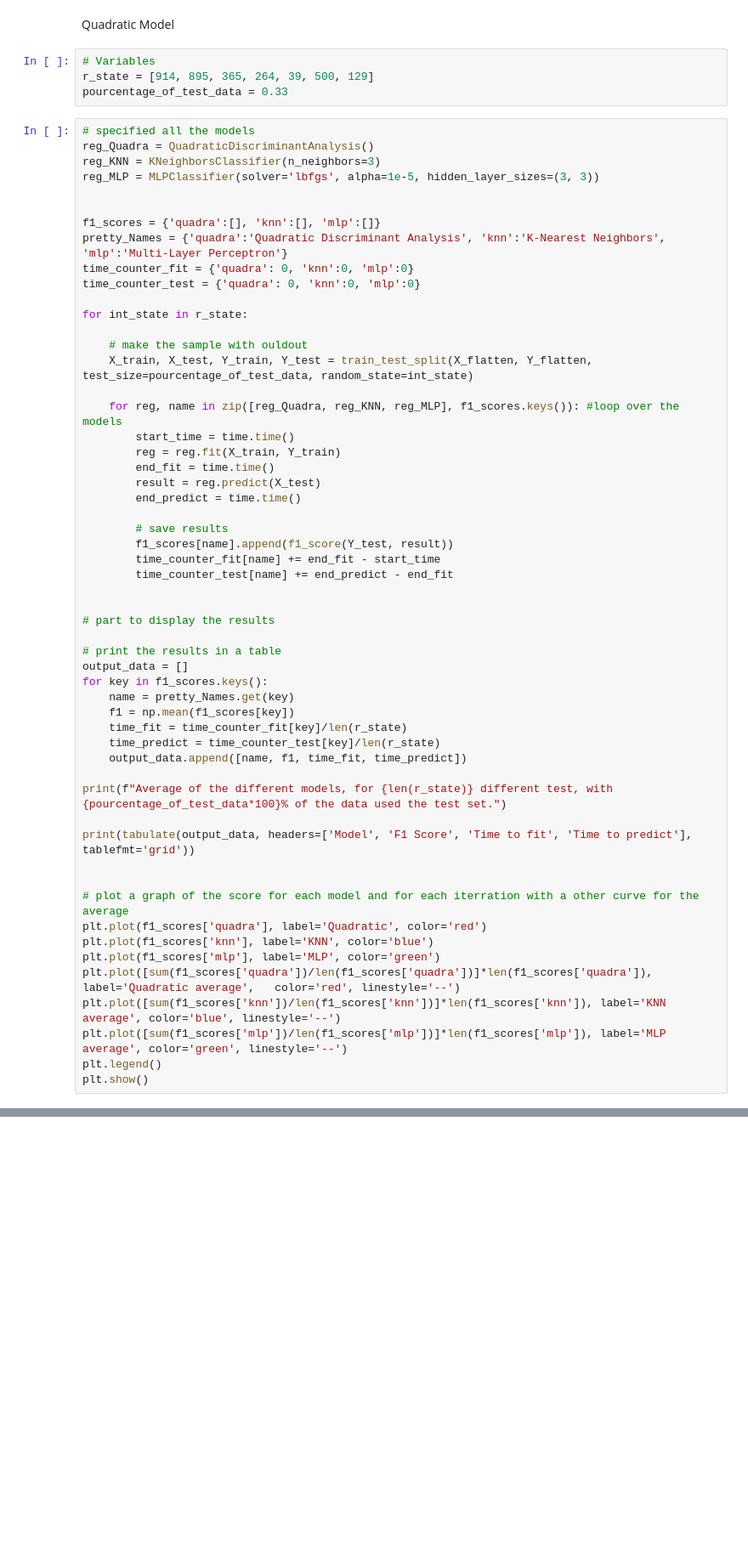
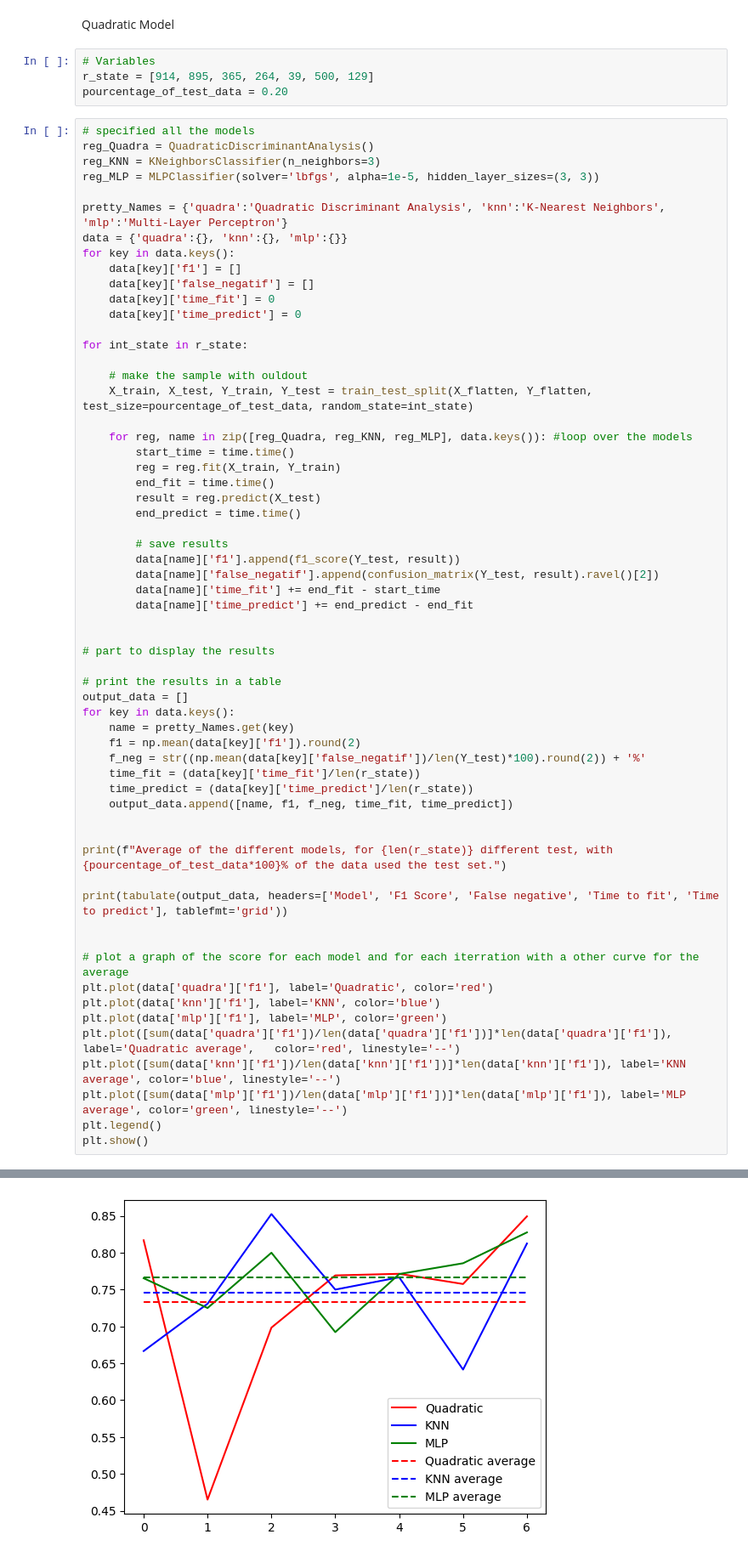
Before and after one commit to Thib99/MLLD-2024-NPT, a Jupyter notebook: main.ipynb, the cells around one changed output, grey strips where cells are left out. Shown at 85% size. Cells and saved outputs as stored; diff of their text form; blank space fills up the shorter version.

Commit message:
add False negative score

```diff
--- a/main.ipynb
+++ b/main.ipynb
@@ -114,25 +114,27 @@ Quadratic Model
 # %%
 # Variables
 r_state = [914, 895, 365, 264, 39, 500, 129]
-pourcentage_of_test_data = 0.33
+pourcentage_of_test_data = 0.20
 # %%
 # specified all the models
 reg_Quadra = QuadraticDiscriminantAnalysis()
 reg_KNN = KNeighborsClassifier(n_neighbors=3)
 reg_MLP = MLPClassifier(solver='lbfgs', alpha=1e-5, hidden_layer_sizes=(3, 3))
 
-
-f1_scores = {'quadra':[], 'knn':[], 'mlp':[]}
 pretty_Names = {'quadra':'Quadratic Discriminant Analysis', 'knn':'K-Nearest Neighbors', 'mlp':'Multi-Layer Perceptron'}
-time_counter_fit = {'quadra': 0, 'knn':0, 'mlp':0}
-time_counter_test = {'quadra': 0, 'knn':0, 'mlp':0}
+data = {'quadra':{}, 'knn':{}, 'mlp':{}}
+for key in data.keys():
+    data[key]['f1'] = []
+    data[key]['false_negatif'] = []
+    data[key]['time_fit'] = 0
+    data[key]['time_predict'] = 0
 
 for int_state in r_state:
 
     # make the sample with ouldout
     X_train, X_test, Y_train, Y_test = train_test_split(X_flatten, Y_flatten, test_size=pourcentage_of_test_data, random_state=int_state)
 
-    for reg, name in zip([reg_Quadra, reg_KNN, reg_MLP], f1_scores.keys()): #loop over the models
+    for reg, name in zip([reg_Quadra, reg_KNN, reg_MLP], data.keys()): #loop over the models
         start_time = time.time()
         reg = reg.fit(X_train, Y_train)
         end_fit = time.time()
@@ -140,33 +142,37 @@ for int_state in r_state:
         end_predict = time.time()
 
         # save results
-        f1_scores[name].append(f1_score(Y_test, result))
-        time_counter_fit[name] += end_fit - start_time
-        time_counter_test[name] += end_predict - end_fit
+        data[name]['f1'].append(f1_score(Y_test, result))
+        data[name]['false_negatif'].append(confusion_matrix(Y_test, result).ravel()[2])
+        data[name]['time_fit'] += end_fit - start_time
+        data[name]['time_predict'] += end_predict - end_fit
 
 
 # part to display the results
 
 # print the results in a table
 output_data = []
-for key in f1_scores.keys():
+for key in data.keys():
     name = pretty_Names.get(key)
-    f1 = np.mean(f1_scores[key])
-    time_fit = time_counter_fit[key]/len(r_state)
-    time_predict = time_counter_test[key]/len(r_state)
-    output_data.append([name, f1, time_fit, time_predict])
+    f1 = np.mean(data[key]['f1']).round(2)
+    f_neg = str((np.mean(data[key]['false_negatif'])/len(Y_test)*100).round(2)) + '%'
+    time_fit = (data[key]['time_fit']/len(r_state))
+    time_predict = (data[key]['time_predict']/len(r_state))
+    output_data.append([name, f1, f_neg, time_fit, time_predict])
+
 
 print(f"Average of the different models, for {len(r_state)} different test, with {pourcentage_of_test_data*100}% of the data used the test set.")
 
-print(tabulate(output_data, headers=['Model', 'F1 Score', 'Time to fit', 'Time to predict'], tablefmt='grid'))
+print(tabulate(output_data, headers=['Model', 'F1 Score', 'False negative', 'Time to fit', 'Time to predict'], tablefmt='grid'))
 
 
 # plot a graph of the score for each model and for each iterration with a other curve for the average
-plt.plot(f1_scores['quadra'], label='Quadratic', color='red')
-plt.plot(f1_scores['knn'], label='KNN', color='blue')
-plt.plot(f1_scores['mlp'], label='MLP', color='green')
-plt.plot([sum(f1_scores['quadra'])/len(f1_scores['quadra'])]*len(f1_scores['quadra']), label='Quadratic average',   color='red', linestyle='--')
-plt.plot([sum(f1_scores['knn'])/len(f1_scores['knn'])]*len(f1_scores['knn']), label='KNN average', color='blue', linestyle='--')
-plt.plot([sum(f1_scores['mlp'])/len(f1_scores['mlp'])]*len(f1_scores['mlp']), label='MLP average', color='green', linestyle='--')
+plt.plot(data['quadra']['f1'], label='Quadratic', color='red')
+plt.plot(data['knn']['f1'], label='KNN', color='blue')
+plt.plot(data['mlp']['f1'], label='MLP', color='green')
+plt.plot([sum(data['quadra']['f1'])/len(data['quadra']['f1'])]*len(data['quadra']['f1']), label='Quadratic average',   color='red', linestyle='--')
+plt.plot([sum(data['knn']['f1'])/len(data['knn']['f1'])]*len(data['knn']['f1']), label='KNN average', color='blue', linestyle='--')
+plt.plot([sum(data['mlp']['f1'])/len(data['mlp']['f1'])]*len(data['mlp']['f1']), label='MLP average', color='green', linestyle='--')
 plt.legend()
 plt.show()
+# %% [output]
@@ -172,0 +194 @@ plt.show()
+[figure, added]
```
Also changed, not shown: parts of 2 cells of this notebook, 1 other file.
